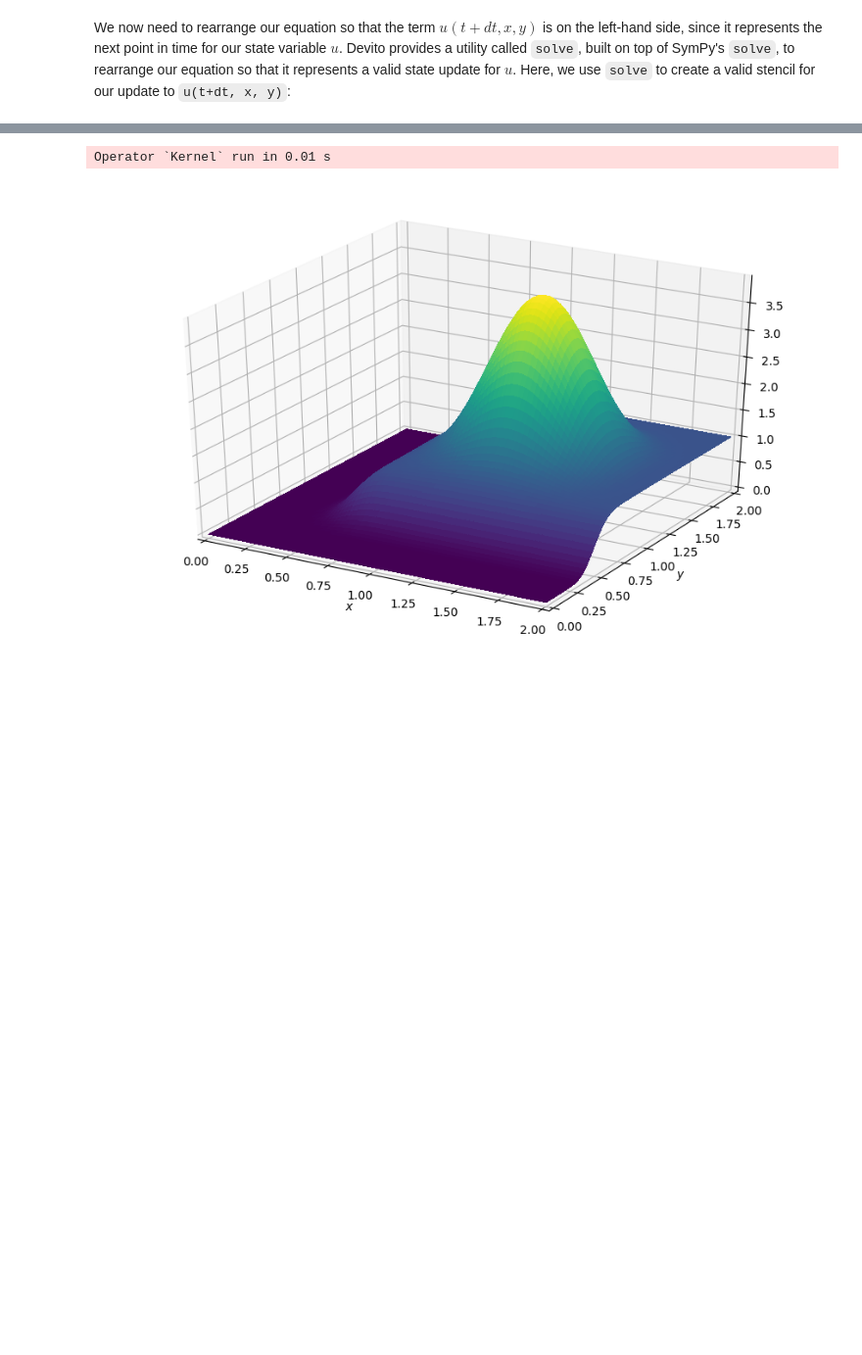
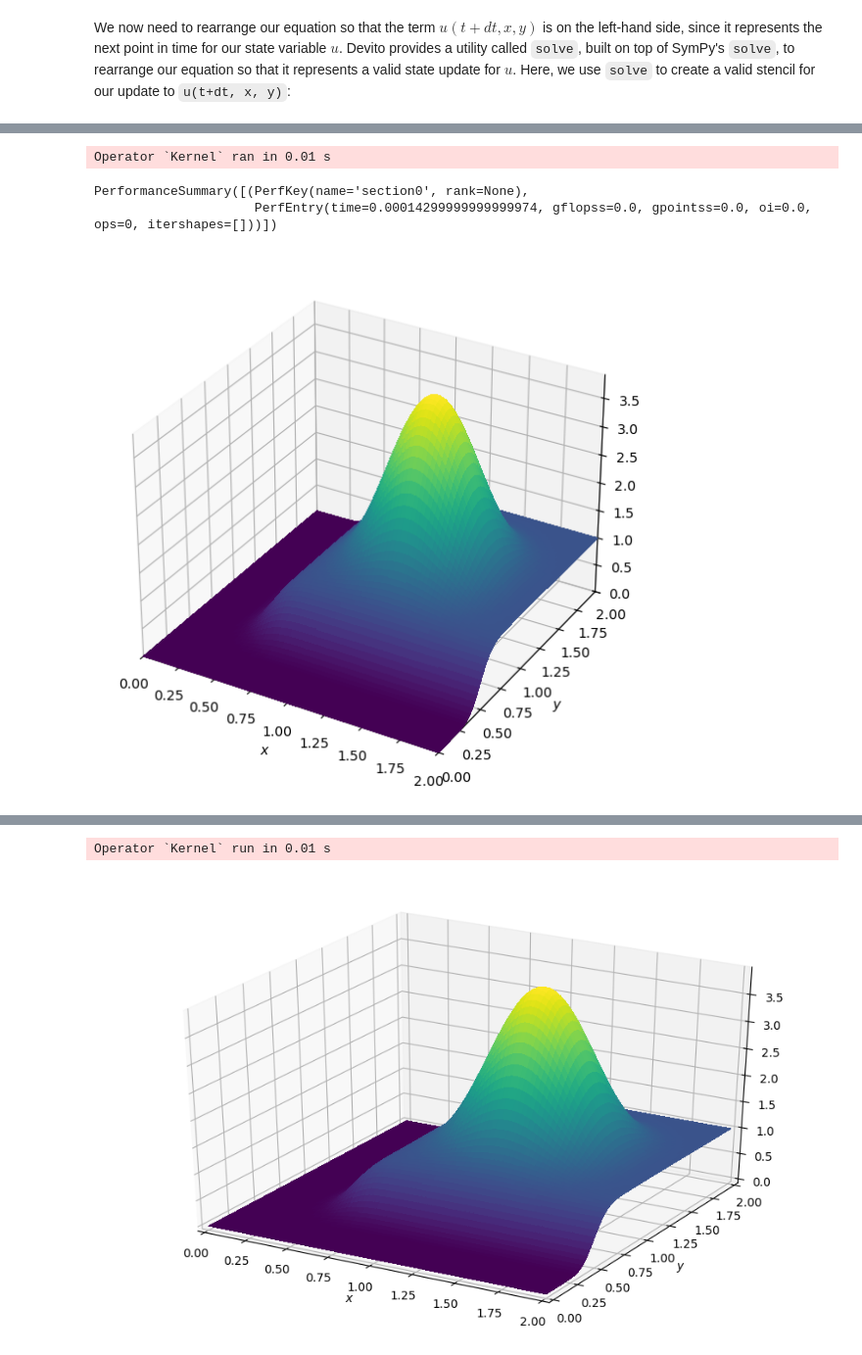
Before and after one commit to x-repos/fwi, a Jupyter notebook: Transform2020/workshop_notebooks/01_introduction-dsl.ipynb, the cells around one changed output, grey strips where cells are left out. Shown at 98% size. Saved outputs shown, nothing was run; the diff lists cells and outputs as text; code cells hidden in the pictures; blank space fills up the shorter version.

```diff
--- a/Transform2020/workshop_notebooks/01_introduction-dsl.ipynb
+++ b/Transform2020/workshop_notebooks/01_introduction-dsl.ipynb
@@ -175,3 +189,13 @@ $\displaystyle u{\left(t + dt,x,y \right)} = \frac{- dt h_{x} u{\left(t,x,y \rig
+# %%
+op.apply(dt=dt, time=nt+1)
+# %% [output]
+Operator `Kernel` ran in 0.01 s
+PerformanceSummary([(PerfKey(name='section0', rank=None),
+                     PerfEntry(time=0.00014299999999999974, gflopss=0.0, gpointss=0.0, oi=0.0, ops=0, itershapes=[]))])
+# %%
+plot_field(u.data[0])
+# %% [output]
+[figure, added]
 # %% [markdown]
 The right-hand side of the 'update' equation should be a stencil of the shape
 <img src="figures/stencil_convection.png" style="width: 160px;"/>
```
Also changed, not shown: parts of 26 cells of this notebook.
